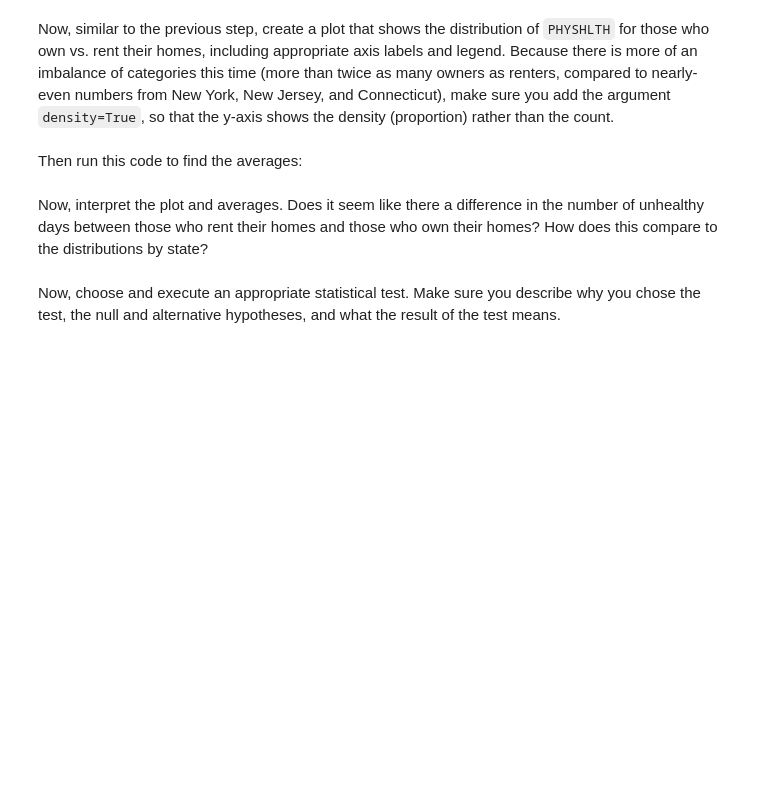
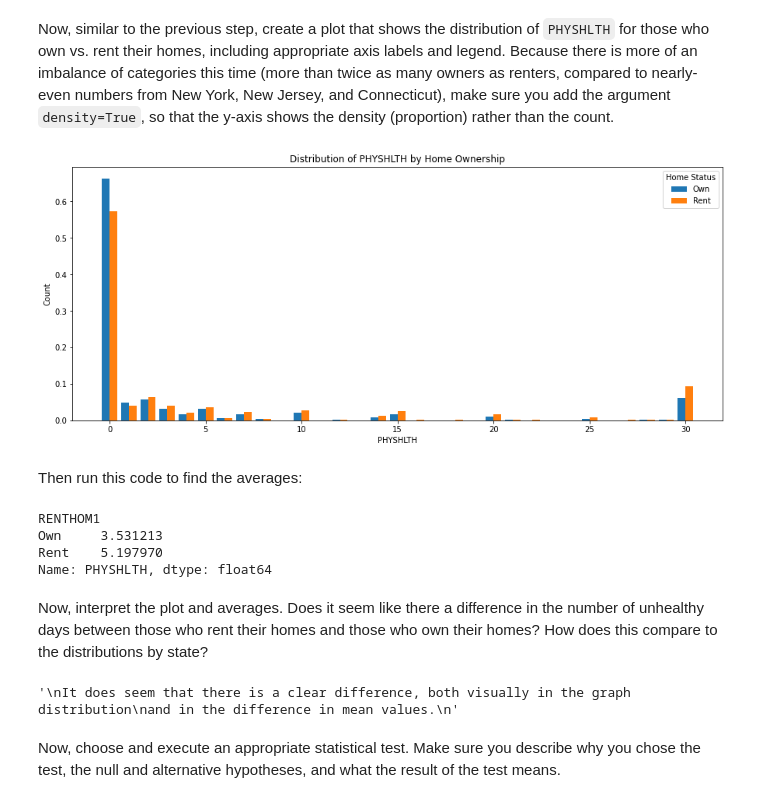
Before and after one commit to thegrandblooms/dsc-hypothesis-testing-lab, a Jupyter notebook: index.ipynb, the cells around one changed output. Drawn from its saved outputs; the diff is of its cells as text; code cells hidden in the pictures; blank space fills up the shorter version.

```diff
--- a/index.ipynb
+++ b/index.ipynb
@@ -116,3 +142,7 @@ Look in the data dictionary, page 17, to understand what is happening with these
+# %%
+df['PHYSHLTH'] = df['PHYSHLTH'].replace(88, value=0) # Changing 88 code to 0
+df = df.loc[df['PHYSHLTH'] <= 30] # Dropping anything < 30
+# df['PHYSHLTH']
 # %% [markdown]
 Run the code below to ensure you have the correct, cleaned dataframe:
 # %%
@@ -150,0 +196,6 @@ Look in the data dictionary, pages 2-3, to determine which states map onto which
+# %%
+# 9 is Connecticut, 34 is New Jersey, and 36 is New York
+df['_STATE'] = df['_STATE'].replace(36, value='New York') # Changing New York Code
+df['_STATE'] = df['_STATE'].replace(34, value='New Jersey') # Changing New Jersey Code
+df['_STATE'] = df['_STATE'].replace(9, value='Connecticut') #Changing Connecticut Code
+# df['_STATE'].value_counts()
@@ -245,0 +345,4 @@ In the cell below, modify `df` so that we have dropped all records where the `RE
+# %%
+df = df.loc[df['RENTHOM1'] <= 2] # Dropping anything < 2
+df['RENTHOM1'] = df['RENTHOM1'].replace(2, value='Rent') # Changing codes to strings
+df['RENTHOM1'] = df['RENTHOM1'].replace(1, value='Own') # Changing codes to strings
@@ -263,7 +379,33 @@ Now, similar to the previous step, create a plot that shows the distribution of
+# %%
+own = df.loc[df["RENTHOM1"] == "Own", "PHYSHLTH"]
+rent = df.loc[df["RENTHOM1"] == "Rent", "PHYSHLTH"]
+
+fig, ax = plt.subplots(figsize=(15, 6))
+
+ax.hist(
+    x=[own, rent],
+    label=["Own", "Rent"],
+    bins=range(32),
+    align="left",
+    density=True
+)
+
+ax.set_xlabel("PHYSHLTH")
+ax.set_ylabel("Count")
+ax.set_title("Distribution of PHYSHLTH by Home Ownership")
+
+ax.legend(title="Home Status");
+# %% [output]
+[figure, added]
 # %% [markdown]
 Then run this code to find the averages:
 # %%
 # Run this cell without changes
 df.groupby("RENTHOM1")["PHYSHLTH"].mean()
+# %% [output]
+RENTHOM1
+Own     3.531213
+Rent    5.197970
+Name: PHYSHLTH, dtype: float64
 # %% [markdown]
 Now, interpret the plot and averages. Does it seem like there a difference in the number of unhealthy days between those who rent their homes and those who own their homes? How does this compare to the distributions by state?
@@ -275,2 +412,10 @@ None
+# %%
+# Replace None with appropriate text
+"""
+It does seem that there is a clear difference, both visually in the graph distribution
+and in the difference in mean values.
+"""
+# %% [output]
+'\nIt does seem that there is a clear difference, both visually in the graph distribution\nand in the difference in mean values.\n'
 # %% [markdown]
 Now, choose and execute an appropriate statistical test. Make sure you describe why you chose the test, the null and alternative hypotheses, and what the result of the test means.
```
Also changed, not shown: parts of 47 cells of this notebook.
